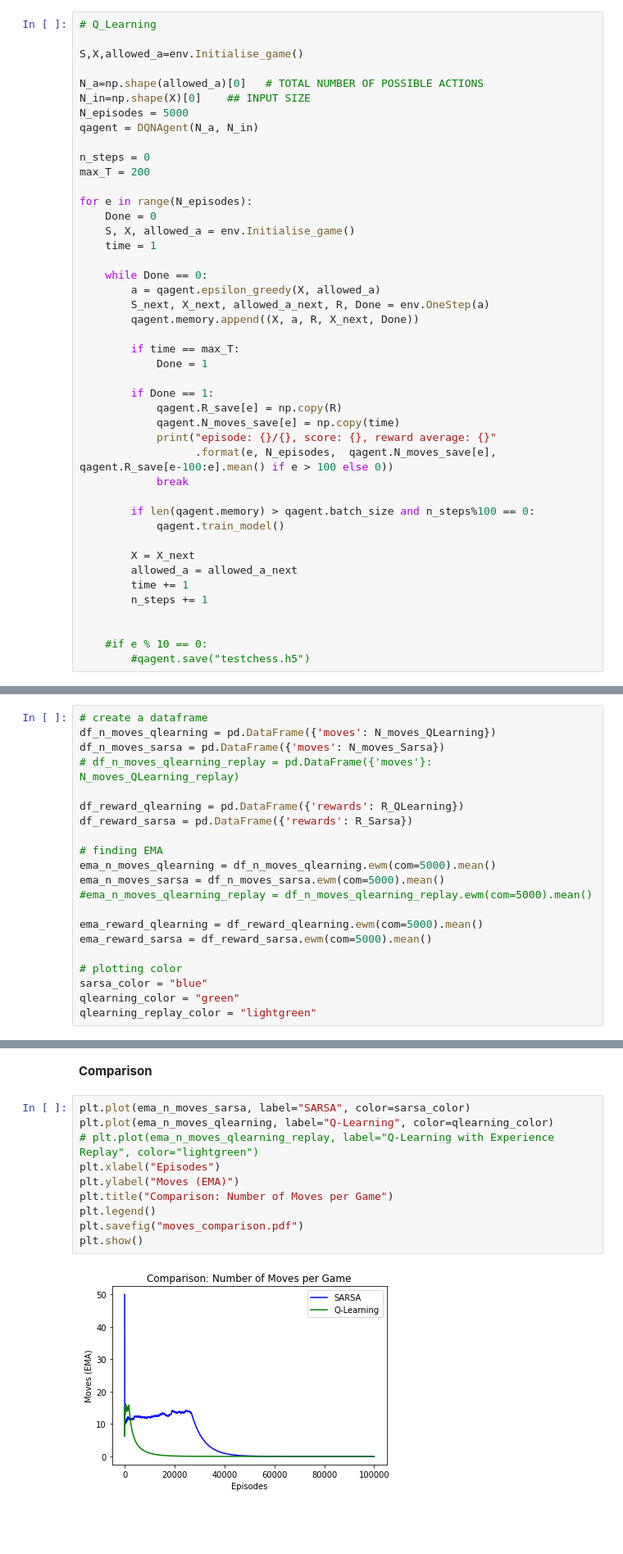
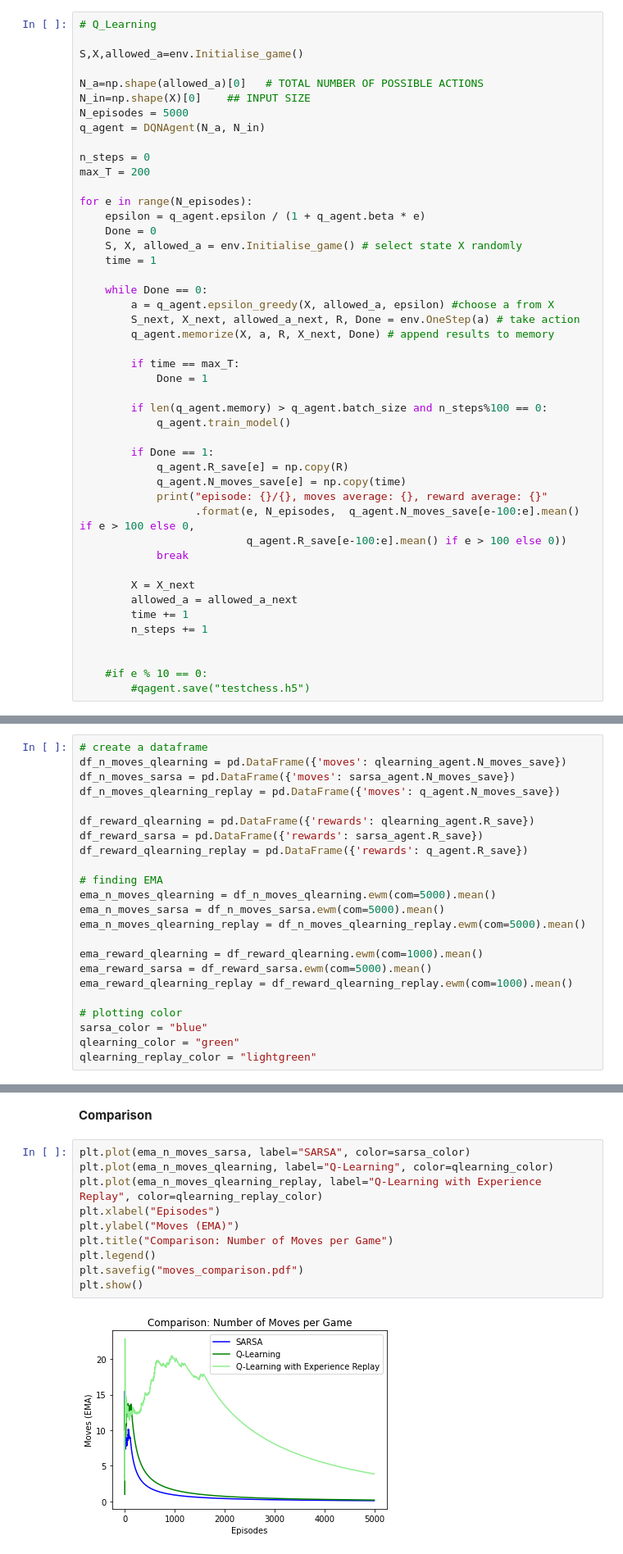
Before and after one commit to ukarag/ReinforcementLearning, a Jupyter notebook: Assignment.ipynb, the cells around one changed output, grey strips where cells are left out. Shown at 82% size. Drawn from its saved outputs; the diff is of its cells as text; blank space fills up the shorter version.

Commit message:
fix epsilon decay

```diff
--- a/Assignment.ipynb
+++ b/Assignment.ipynb
@@ -325,33 +308,35 @@ S,X,allowed_a=env.Initialise_game()
 N_a=np.shape(allowed_a)[0]   # TOTAL NUMBER OF POSSIBLE ACTIONS
 N_in=np.shape(X)[0]    ## INPUT SIZE
 N_episodes = 5000
-qagent = DQNAgent(N_a, N_in)
+q_agent = DQNAgent(N_a, N_in)
 
 n_steps = 0
 max_T = 200
 
 for e in range(N_episodes):
+    epsilon = q_agent.epsilon / (1 + q_agent.beta * e)
     Done = 0
-    S, X, allowed_a = env.Initialise_game()
+    S, X, allowed_a = env.Initialise_game() # select state X randomly
     time = 1
 
     while Done == 0:
-        a = qagent.epsilon_greedy(X, allowed_a)
-        S_next, X_next, allowed_a_next, R, Done = env.OneStep(a)
-        qagent.memory.append((X, a, R, X_next, Done))
+        a = q_agent.epsilon_greedy(X, allowed_a, epsilon) #choose a from X
+        S_next, X_next, allowed_a_next, R, Done = env.OneStep(a) # take action
+        q_agent.memorize(X, a, R, X_next, Done) # append results to memory
 
         if time == max_T:
             Done = 1
 
+        if len(q_agent.memory) > q_agent.batch_size and n_steps%100 == 0:
+            q_agent.train_model()
+
         if Done == 1:
-            qagent.R_save[e] = np.copy(R)
-            qagent.N_moves_save[e] = np.copy(time)
-            print("episode: {}/{}, score: {}, reward average: {}"
-                  .format(e, N_episodes,  qagent.N_moves_save[e], qagent.R_save[e-100:e].mean() if e > 100 else 0))
+            q_agent.R_save[e] = np.copy(R)
+            q_agent.N_moves_save[e] = np.copy(time)
+            print("episode: {}/{}, moves average: {}, reward average: {}"
+                  .format(e, N_episodes,  q_agent.N_moves_save[e-100:e].mean() if e > 100 else 0,
+                          q_agent.R_save[e-100:e].mean() if e > 100 else 0))
             break
-
-        if len(qagent.memory) > qagent.batch_size and n_steps%100 == 0:
-            qagent.train_model()
 
         X = X_next
         allowed_a = allowed_a_next
@@ -383,20 +396,22 @@ episode: 50/5000, score: 2.0, reward average: 0
 ## Plots
 # %%
 # create a dataframe
-df_n_moves_qlearning = pd.DataFrame({'moves': N_moves_QLearning})
-df_n_moves_sarsa = pd.DataFrame({'moves': N_moves_Sarsa})
-# df_n_moves_qlearning_replay = pd.DataFrame({'moves'}: N_moves_QLearning_replay)
+df_n_moves_qlearning = pd.DataFrame({'moves': qlearning_agent.N_moves_save})
+df_n_moves_sarsa = pd.DataFrame({'moves': sarsa_agent.N_moves_save})
+df_n_moves_qlearning_replay = pd.DataFrame({'moves': q_agent.N_moves_save})
 
-df_reward_qlearning = pd.DataFrame({'rewards': R_QLearning})
-df_reward_sarsa = pd.DataFrame({'rewards': R_Sarsa})
+df_reward_qlearning = pd.DataFrame({'rewards': qlearning_agent.R_save})
+df_reward_sarsa = pd.DataFrame({'rewards': sarsa_agent.R_save})
+df_reward_qlearning_replay = pd.DataFrame({'rewards': q_agent.R_save})
 
 # finding EMA
 ema_n_moves_qlearning = df_n_moves_qlearning.ewm(com=5000).mean()
 ema_n_moves_sarsa = df_n_moves_sarsa.ewm(com=5000).mean()
-#ema_n_moves_qlearning_replay = df_n_moves_qlearning_replay.ewm(com=5000).mean()
+ema_n_moves_qlearning_replay = df_n_moves_qlearning_replay.ewm(com=5000).mean()
 
-ema_reward_qlearning = df_reward_qlearning.ewm(com=5000).mean()
+ema_reward_qlearning = df_reward_qlearning.ewm(com=1000).mean()
 ema_reward_sarsa = df_reward_sarsa.ewm(com=5000).mean()
+ema_reward_qlearning_replay = df_reward_qlearning_replay.ewm(com=1000).mean()
 
 # plotting color
 sarsa_color = "blue"
@@ -432,15 +447,15 @@ plt.show()
 # %%
 plt.plot(ema_n_moves_sarsa, label="SARSA", color=sarsa_color)
 plt.plot(ema_n_moves_qlearning, label="Q-Learning", color=qlearning_color)
-# plt.plot(ema_n_moves_qlearning_replay, label="Q-Learning with Experience Replay", color="lightgreen")
+plt.plot(ema_n_moves_qlearning_replay, label="Q-Learning with Experience Replay", color=qlearning_replay_color)
 plt.xlabel("Episodes")
 plt.ylabel("Moves (EMA)")
 plt.title("Comparison: Number of Moves per Game")
 plt.legend()
 plt.savefig("moves_comparison.pdf")
 plt.show()
 # %% [output]
-[figure, old version]
+[figure, new version]
 # %% [markdown]
 ### Reward per game vs training time
 **Q Learning**
```
Also changed, not shown: parts of 16 cells of this notebook.
